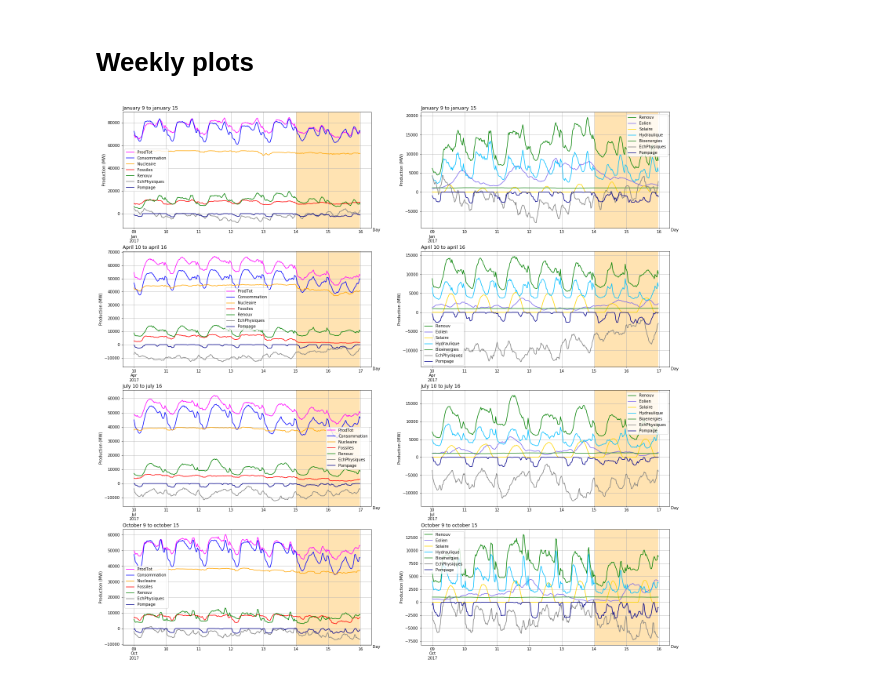
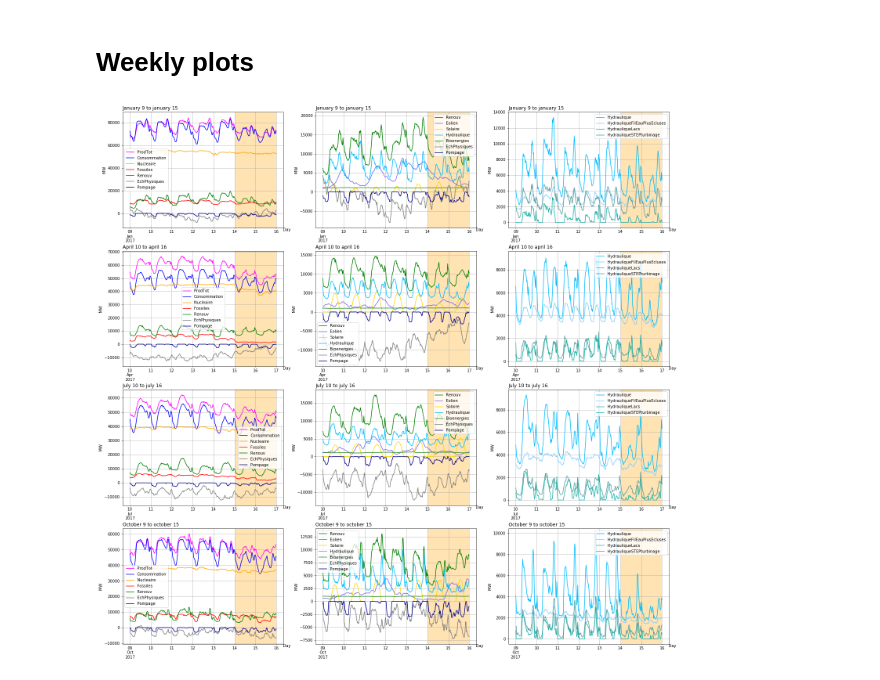
Before and after one commit to ebusato/EnergyAnalysis, a Jupyter notebook: EnergyAnalysis_RTE.ipynb, the cells around one changed output. Drawn from its saved outputs; the diff is of its cells as text; code cells hidden in the pictures.

```diff
--- a/EnergyAnalysis_RTE.ipynb
+++ b/EnergyAnalysis_RTE.ipynb
@@ -11,6 +11,9 @@ color_dict = {'Nucleaire' : 'orange',\
               'Eolien': 'mediumslateblue', \
               'Solaire': 'gold', \
               'Hydraulique': 'deepskyblue', \
+              'HydrauliqueFilEauPlusEcluses': 'lightskyblue', \
+              'HydrauliqueLacs': 'cadetblue', \
+              'HydrauliqueSTEPturbinage': 'lightseagreen', \
               'Bioenergies': 'forestgreen', \
               'Consommation': 'blue', \
               'ProdTot': 'magenta', \
@@ -86,7 +100,7 @@ ax = df5.resample('H').mean().plot(y=what, \
                 figsize=(25, 7), color=colors(what))
 ax.set_title('2017: all sources', loc='left')
 ax.set_xlabel('')
-ax.set_ylabel('Production (MW)')
+ax.set_ylabel('MW')
 plt.gcf().autofmt_xdate()
 
 #############
@@ -96,6 +110,6 @@ ax = df5.resample('D').mean().plot(y=what, \
                 figsize=(25, 7), color=colors(what))
 ax.set_title('2017: renewable sources', loc='left')
 ax.set_xlabel('')
-ax.set_ylabel('Production (MW)')
+ax.set_ylabel('MW')
 plt.gcf().autofmt_xdate()
 # %% [output]
@@ -114,7 +128,7 @@ def plotPeriod(what, dateinf, datesup, title, xlabel, ax):
                   ax=ax,\
                   color=colors(what))
     ax.set_title(title, loc='left')
-    ax.set(xlabel=xlabel, ylabel='Production (MW)')
+    ax.set(xlabel=xlabel, ylabel='MW')
     ax.xaxis.set_label_coords(1.02, 0)
     ax.grid(True, which='minor', axis='x' )
     #ax.grid('off', which='major', axis='x' )
@@ -151,15 +157,20 @@ plotPeriod(what, '2017-12-01', '2017-12-31', 'December', 'Day', axes[3,2])
 # %%
 what1 = ['ProdTot', 'Consommation', 'Nucleaire', 'Fossiles', 'Renouv', 'EchPhysiques', 'Pompage']
 what2 = ['Renouv', 'Eolien', 'Solaire', 'Hydraulique', 'Bioenergies', 'EchPhysiques', 'Pompage']
+what3 = ['Hydraulique', 'HydrauliqueFilEauPlusEcluses', 'HydrauliqueLacs', 'HydrauliqueSTEPturbinage']
 
-fig, axes = plt.subplots(nrows=4, ncols=2, figsize=(25,25))
+fig, axes = plt.subplots(nrows=4, ncols=3, figsize=(25,25))
 plotPeriod(what1, '2017-01-9', '2017-01-15', 'January 9 to january 15', 'Day', axes[0,0])
 plotPeriod(what2, '2017-01-9', '2017-01-15', 'January 9 to january 15', 'Day', axes[0,1])
+plotPeriod(what3, '2017-01-9', '2017-01-15', 'January 9 to january 15', 'Day', axes[0,2])
 plotPeriod(what1, '2017-04-10', '2017-04-16', 'April 10 to april 16', 'Day', axes[1,0])
 plotPeriod(what2, '2017-04-10', '2017-04-16', 'April 10 to april 16', 'Day', axes[1,1])
+plotPeriod(what3, '2017-04-10', '2017-04-16', 'April 10 to april 16', 'Day', axes[1,2])
 plotPeriod(what1, '2017-07-10', '2017-07-16', 'July 10 to july 16', 'Day', axes[2,0])
 plotPeriod(what2, '2017-07-10', '2017-07-16', 'July 10 to july 16', 'Day', axes[2,1])
+plotPeriod(what3, '2017-07-10', '2017-07-16', 'July 10 to july 16', 'Day', axes[2,2])
 plotPeriod(what1, '2017-10-9', '2017-10-15', 'October 9 to october 15', 'Day', axes[3,0])
 plotPeriod(what2, '2017-10-9', '2017-10-15', 'October 9 to october 15', 'Day', axes[3,1])
+plotPeriod(what3, '2017-10-9', '2017-10-15', 'October 9 to october 15', 'Day', axes[3,2])
 # %% [output]
-[figure, old version]
+[figure, new version]
```
Also changed, not shown: parts of 6 cells of this notebook.
